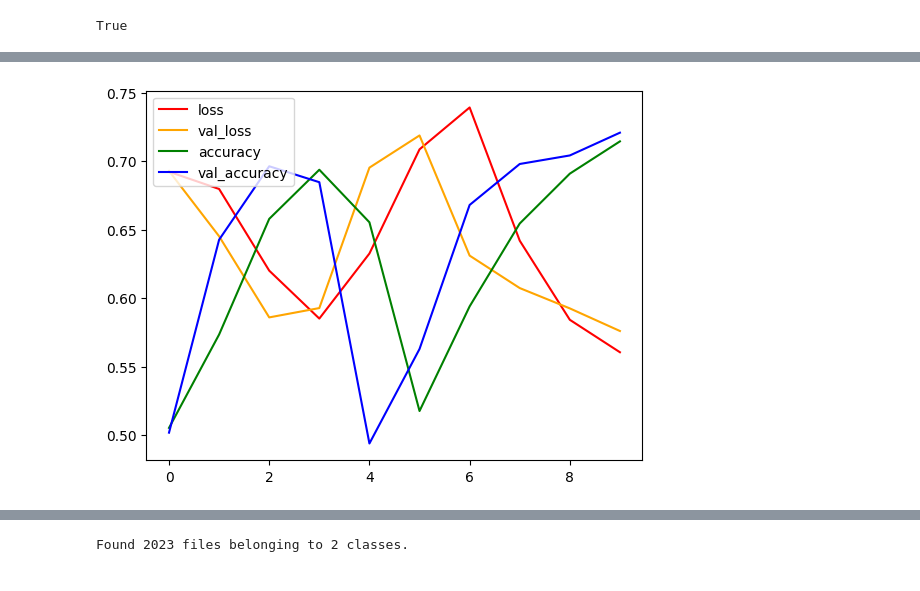
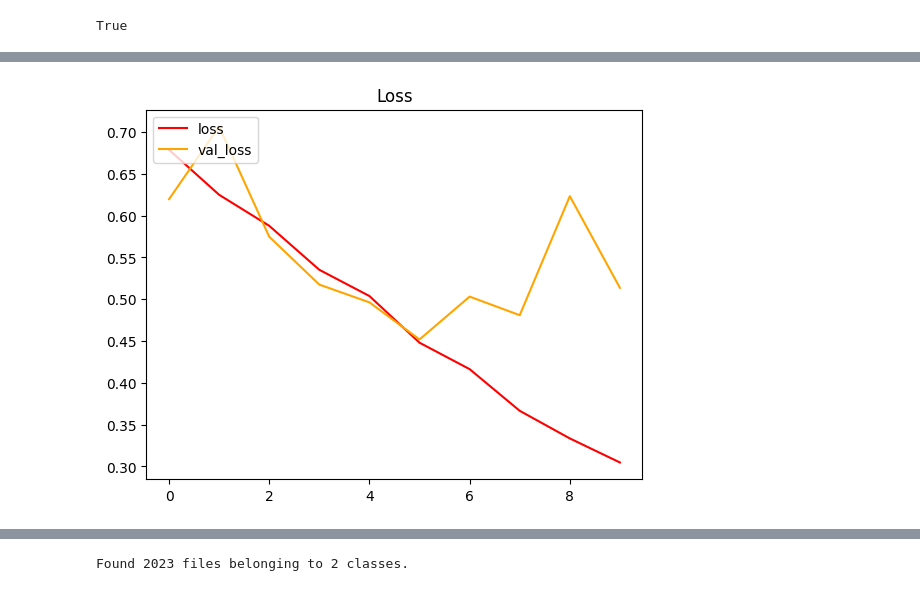
Before and after one commit to mikosa01/cat_dog, a Jupyter notebook: cat_dog.ipynb, the cells around one changed output, grey strips where cells are left out. Drawn from its saved outputs; the diff is of its cells as text; code cells hidden in the pictures.

```diff
--- a/cat_dog.ipynb
+++ b/cat_dog.ipynb
@@ -115,9 +108,9 @@ model.add(MaxPooling2D())
 
 model.add(Conv2D(32, (3,3), 1, activation= 'relu'))
 model.add(MaxPooling2D())
-# model.add(Dropout(0.3))
 
-model.add(Conv2D(16, (3,3), 1, activation= 'relu'))
+
+model.add(Conv2D(8, (3,3), 1, activation= 'relu'))
 model.add(MaxPooling2D())
 
 model.add(Conv2D(64, (3,3), 1, activation= 'relu'))
@@ -128,10 +121,9 @@ model.add(MaxPooling2D())
 
 model.add(Conv2D(128, (3,3), 1, activation= 'relu'))
 model.add(MaxPooling2D())
-# model.add(Dropout(0.3))
 
 model.add(Flatten())
-model.add(Dense(256, activation= 'relu',kernel_regularizer = tf.keras.regularizers.L2(0.01)))
+model.add(Dense(256, activation= 'relu'))
 model.add(Dense(1, activation= 'sigmoid'))
 # %%
 model.compile(optimizer='adam',
@@ -187,10 +179,9 @@ Epoch 10/10
 # %%
 fig = plt.figure()
 plt.plot(hist.history['loss'], color= 'red', label='loss')
 plt.plot(hist.history['val_loss'], color = 'orange', label='val_loss')
-plt.plot(hist.history['accuracy'], color = 'green', label = 'accuracy')
-plt.plot(hist.history['val_accuracy'], color= 'blue', label='val_accuracy')
 plt.legend(loc='upper left')
+plt.title('Loss')
 plt.show()
 # %% [output]
-[figure, old version]
+[figure, new version]
```
Also changed, not shown: parts of 13 cells of this notebook.
